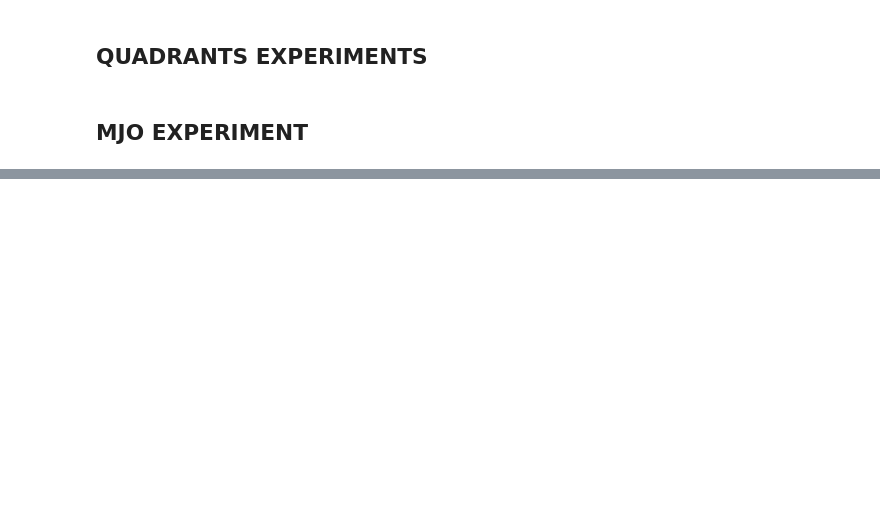
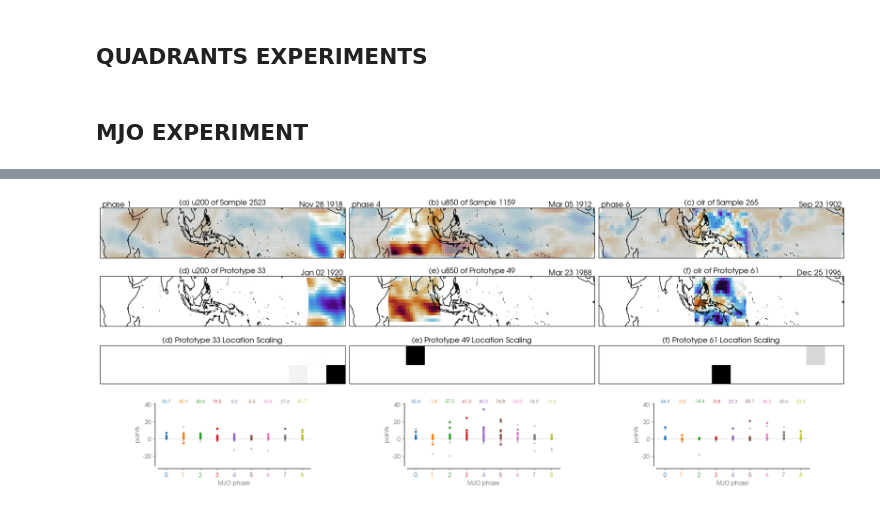
Before and after one commit to eabarnes1010/tlltt, a Jupyter notebook: _vizPrototypes.ipynb, the cells around one changed output, grey strips where cells are left out. Cells and saved outputs as stored; diff of their text form; code cells hidden in the pictures; blank space fills up the shorter version.

Commit message:
modified figures to enlarge panels slightly

```diff
--- a/_vizPrototypes.ipynb
+++ b/_vizPrototypes.ipynb
@@ -684,7 +780,8 @@ if EXP_NAME[:3] == 'mjo':
 
     #------------------------------
     fig = plt.figure(figsize=(18,7), constrained_layout=True)
-    spec = gridspec.GridSpec(ncols=3*5, nrows=4, figure=fig)
+    grid_per_col = 7
+    spec = gridspec.GridSpec(ncols=3*grid_per_col, nrows=4, figure=fig)
 
     for isample, sample in enumerate(SAMPLES):
 
@@ -697,7 +794,7 @@ if EXP_NAME[:3] == 'mjo':
             continue
 
         #-------------------------------
-        base_col = isample*5
+        base_col = isample*grid_per_col
 
         var_index = VAR_INDEX[isample]
         if(var_index==0):
@@ -722,7 +819,7 @@ if EXP_NAME[:3] == 'mjo':
 
         #-------------------------------
         # PLOT THE SAMPLE
-        ax_samp = fig.add_subplot(spec[0,base_col:base_col+5], projection=mapProj)
+        ax_samp = fig.add_subplot(spec[0,base_col:base_col+grid_per_col], projection=mapProj)
         similarity_map  = similarity_scores[sample,:,:,prototype_index]
         j,k             = np.unravel_index(np.argmax(similarity_map), shape=similarity_map.shape)
         rf              = receptive_field.computeMask(j,k)
@@ -750,7 +847,7 @@ if EXP_NAME[:3] == 'mjo':
 
         #-------------------------------
         # PLOT THE PROTOTYPES
-        ax = fig.add_subplot(spec[1,base_col:base_col+5], projection=mapProj)
+        ax = fig.add_subplot(spec[1,base_col:base_col+grid_per_col], projection=mapProj)
         rf = receptive_field.computeMask(prototype_indices[prototype_index,0], prototype_indices[prototype_index,1])
         img = np.squeeze(input_train[0][0][prototype_sample[prototype_index],:,:,var_index])*rf
         p = plots.plot_sample(ax, img, globe=True, lat=lat, lon=lon, mapProj=mapProj)
@@ -767,7 +864,7 @@ if EXP_NAME[:3] == 'mjo':
 
         #-------------------------------
         # PLOT THE MASKS
-        ax = fig.add_subplot(spec[2,base_col:base_col+5], projection=mapProj)
+        ax = fig.add_subplot(spec[2,base_col:base_col+grid_per_col], projection=mapProj)
         img = local_mask[:,:,prototype_index]
         img = np.flipud(img)
         p = plots.plot_mask(ax,img)
@@ -776,7 +873,7 @@ if EXP_NAME[:3] == 'mjo':
 
         #-------------------------------
         # PLOT THE POINTS
-        ax = fig.add_subplot(spec[3,base_col+1:base_col+4])
+        ax = fig.add_subplot(spec[3,base_col+1:base_col+grid_per_col-1])
         plt.axhline(y=0,color='.75',linewidth=.5)
         for phase in np.arange(0,9):
 
@@ -791,33 +888,35 @@ if EXP_NAME[:3] == 'mjo':
                      str(np.round(total_points[phase],1)),
                      verticalalignment='bottom',
                      horizontalalignment='center',
                      color=clr,
                      fontsize=8,
         #              weight='bold',
         #              transform=ax.transAxes,
                     )
         plt.yticks((-20,0,20,40),('-20','0','20','40'))
         plt.ylim(-31,41)
         plt.xlim(-.5, 8.5)
         plt.xticks(np.arange(0,9),np.arange(0,9))
         plt.xlabel('MJO phase')
         plt.ylabel('points')
         adjust_spines(ax, ['left', 'bottom'])
         ax.spines['top'].set_color('none')
         ax.spines['right'].set_color('none')
         ax.spines['left'].set_color('dimgrey')
         ax.spines['bottom'].set_color('dimgrey')
         ax.spines['left'].set_linewidth(1.5)
         ax.spines['bottom'].set_linewidth(1.5)
         colors = plt.rcParams['axes.prop_cycle'].by_key()['color']
         [t.set_color(i) for (i,t) in
          zip(colors,ax.xaxis.get_ticklabels())]
 
 
     # plt.close()
 #     plt.tight_layout()
     plt.savefig((vizualization_dir + EXP_NAME + '_3samples_prototypes.png'), bbox_inches='tight', dpi=dpiFig)
     plt.show()
+# %% [output]
+[figure, added]
 # %%
 # One sample, all variables - whatever prototype of interest
 if EXP_NAME[:3] == 'mjo':
```
Also changed, not shown: parts of 14 cells of this notebook, 3 other files.
